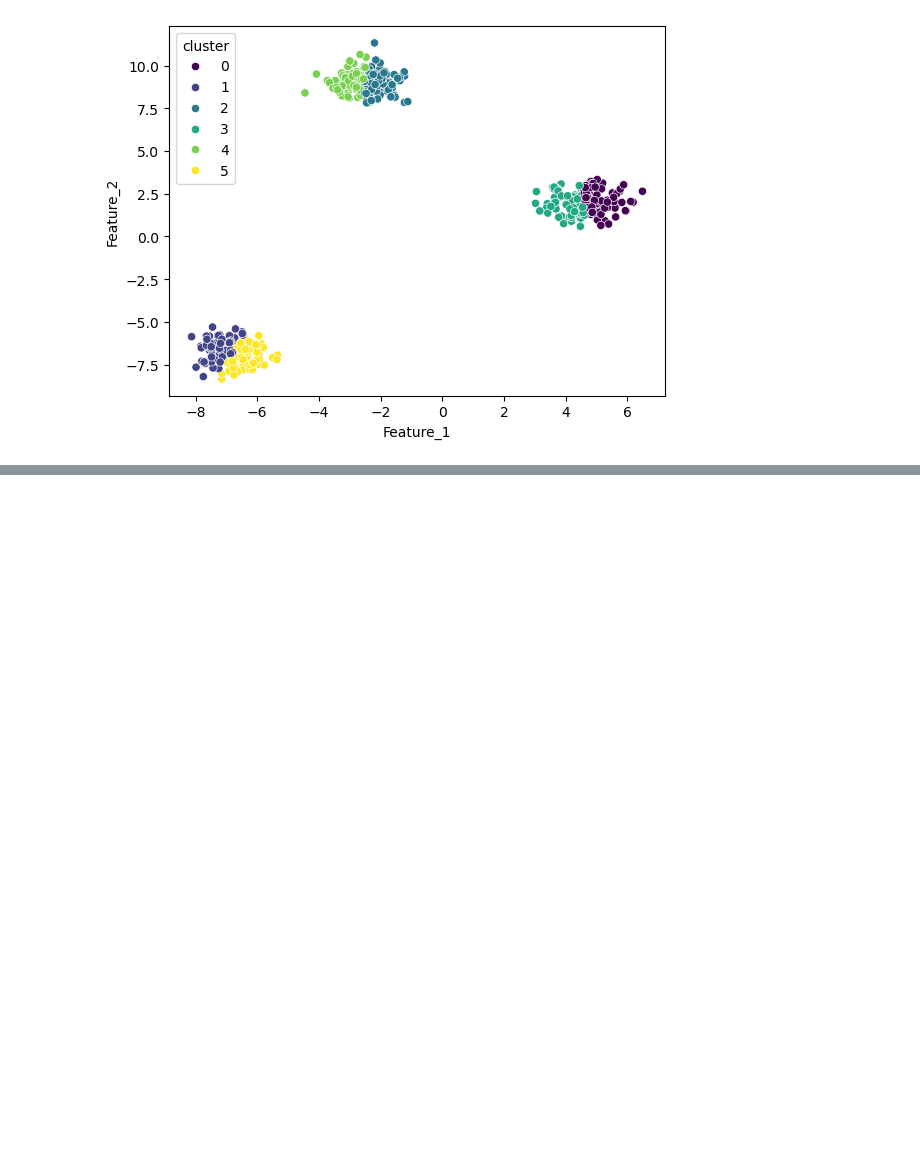
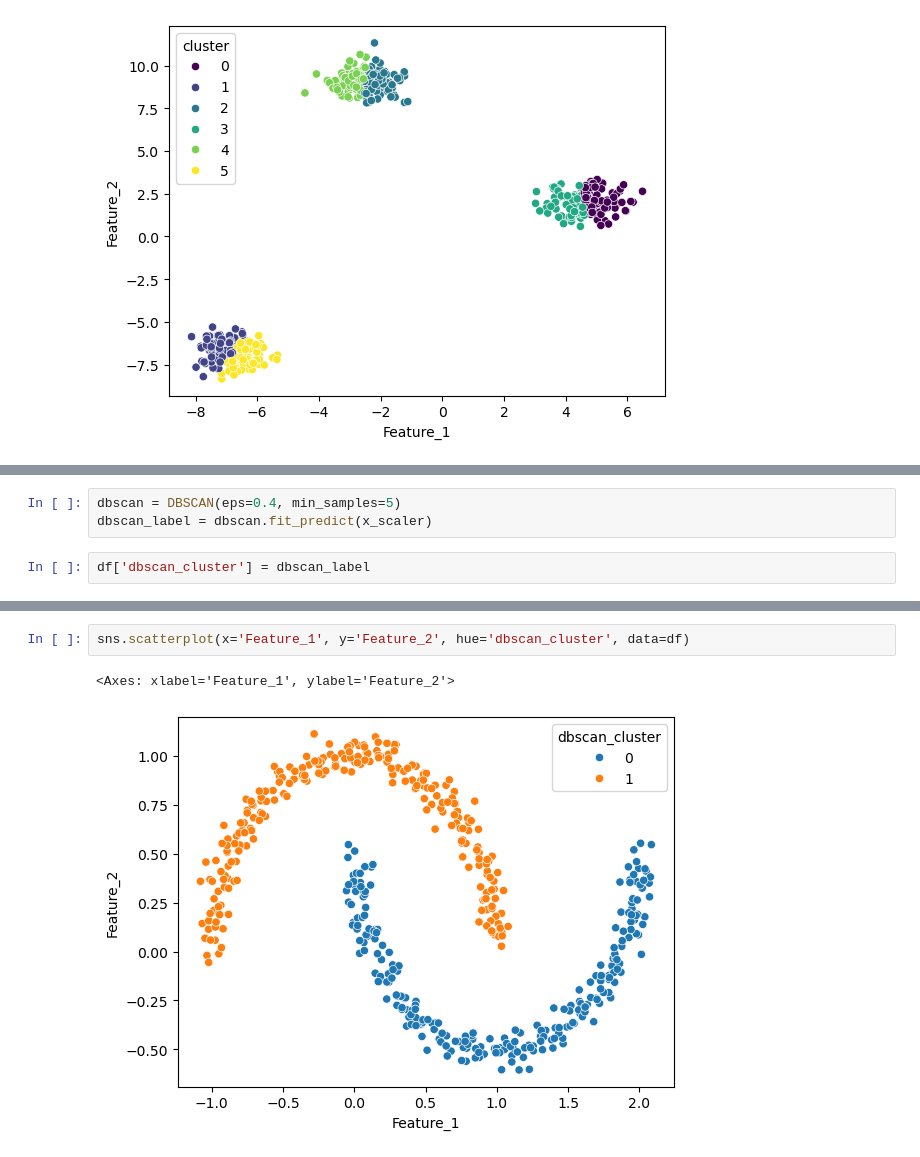
Before and after one commit to Sathvara-Amitkumar/Machine-Learning, a Jupyter notebook: Unsupervised ML/algorithm.ipynb, the cells around one changed output, grey strips where cells are left out. Drawn from its saved outputs; the diff is of its cells as text; blank space fills up the shorter version.

```diff
--- a/Unsupervised ML/algorithm.ipynb
+++ b/Unsupervised ML/algorithm.ipynb
@@ -95,0 +126,5 @@ sns.scatterplot(x='Feature_1', y='Feature_2', hue='cluster', palette='viridis',
+# %%
+dbscan = DBSCAN(eps=0.4, min_samples=5)
+dbscan_label = dbscan.fit_predict(x_scaler)
+# %%
+df['dbscan_cluster'] = dbscan_label
@@ -95,0 +135,5 @@ sns.scatterplot(x='Feature_1', y='Feature_2', hue='cluster', palette='viridis',
+# %%
+sns.scatterplot(x='Feature_1', y='Feature_2', hue='dbscan_cluster', data=df)
+# %% [output]
+<Axes: xlabel='Feature_1', ylabel='Feature_2'>
+[figure, added]
```
Also changed, not shown: parts of 13 cells of this notebook.
